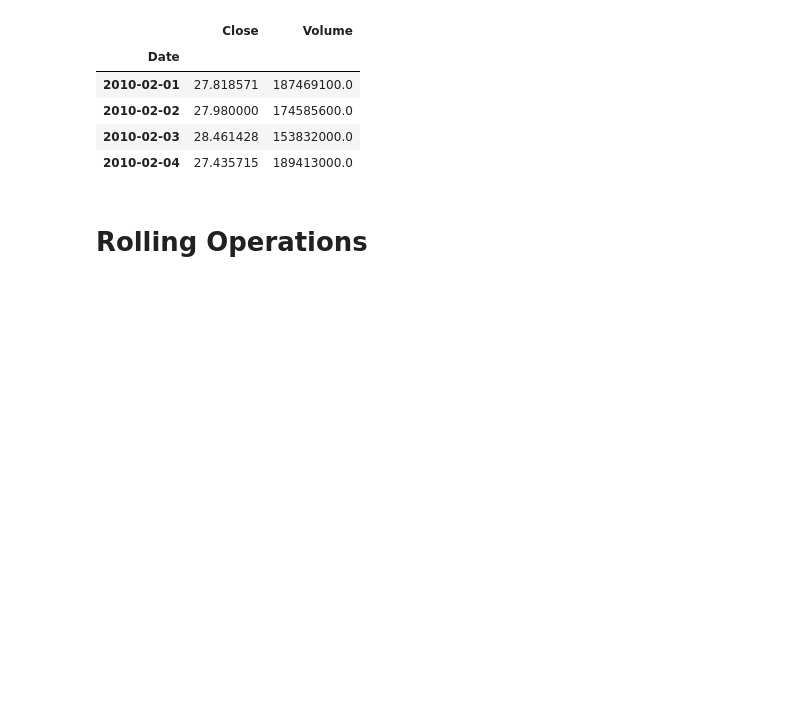
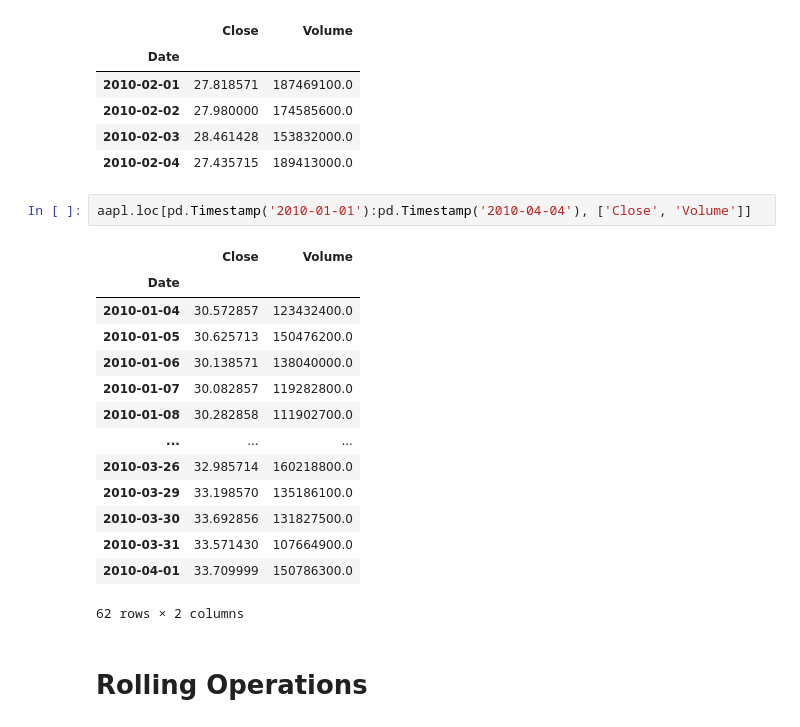
Before and after one commit to havelazcoay/AlgorithmsUN2022I, a Jupyter notebook: Laboratorio_2.ipynb, the cells around one changed output. Drawn from its saved outputs; the diff is of its cells as text; blank space fills up the shorter version.

```diff
--- a/Laboratorio_2.ipynb
+++ b/Laboratorio_2.ipynb
@@ -1651,6 +1691,23 @@ aapl.loc[pd.Timestamp('2010-02-01'):pd.Timestamp('2010-02-04'), ['Close', 'Volum
 | 2010-02-02 | 27.980000 | 174585600.0 |
 | 2010-02-03 | 28.461428 | 153832000.0 |
 | 2010-02-04 | 27.435715 | 189413000.0 |
+# %%
+aapl.loc[pd.Timestamp('2010-01-01'):pd.Timestamp('2010-04-04'), ['Close', 'Volume']]
+# %% [output]
+|  | Close | Volume |
+| Date |  |  |
+| 2010-01-04 | 30.572857 | 123432400.0 |
+| 2010-01-05 | 30.625713 | 150476200.0 |
+| 2010-01-06 | 30.138571 | 138040000.0 |
+| 2010-01-07 | 30.082857 | 119282800.0 |
+| 2010-01-08 | 30.282858 | 111902700.0 |
+| ... | ... | ... |
+| 2010-03-26 | 32.985714 | 160218800.0 |
+| 2010-03-29 | 33.198570 | 135186100.0 |
+| 2010-03-30 | 33.692856 | 131827500.0 |
+| 2010-03-31 | 33.571430 | 107664900.0 |
+| 2010-04-01 | 33.709999 | 150786300.0 |
+62 rows × 2 columns
 # %% [markdown]
 # Rolling Operations
 # %% [markdown]
```
Also changed, not shown: parts of 22 cells of this notebook.
